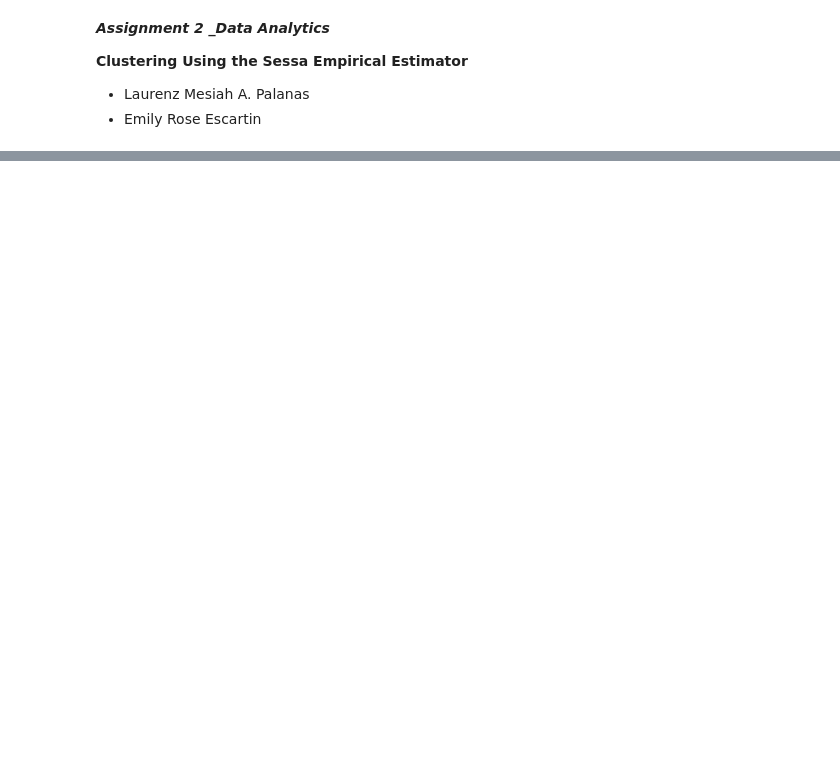
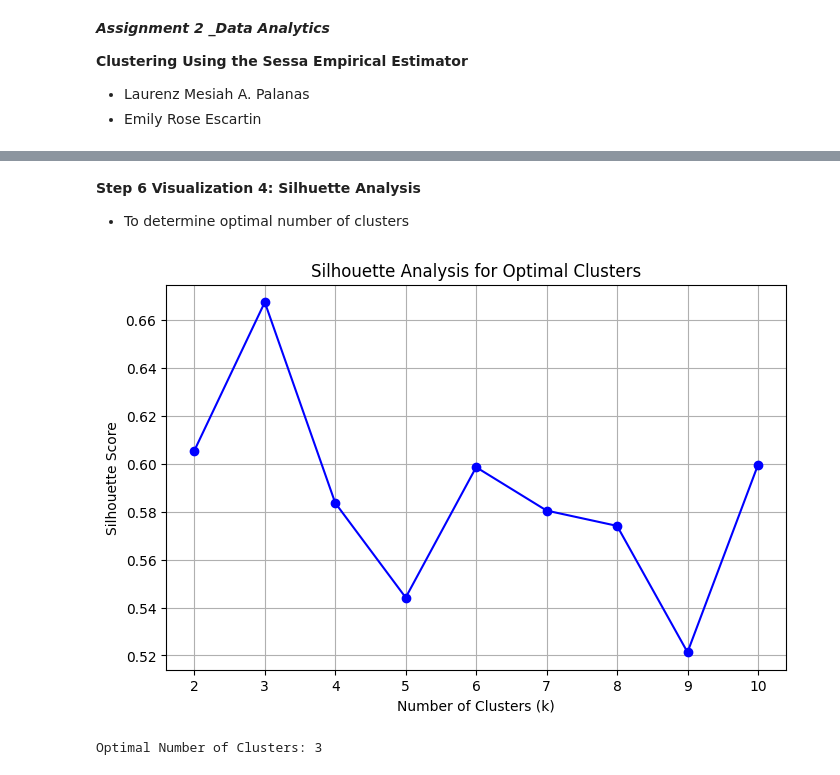
Before and after one commit to mesiahh/CLUSTERING, a Jupyter notebook: Assignment 2_Palanas, Escartin2.ipynb, the cells around one changed output, grey strips where cells are left out. Cells and saved outputs as stored; diff of their text form; code cells hidden in the pictures; blank space fills up the shorter version.

```diff
--- a/Assignment 2_Palanas, Escartin2.ipynb
+++ b/Assignment 2_Palanas, Escartin2.ipynb
@@ -95,0 +344,39 @@ def plot_ecdf(data):
+# %% [markdown]
+**Step 6 Visualization 4: Silhuette Analysis**
+
+- To determine optimal number of clusters
+# %%
+# Ensure 'event.interval' is numeric and drop NaN values
+a = filtered_data_medA[['event.interval']].dropna()
+
+# Standardize the data
+scaler = StandardScaler()
+a_scaled = scaler.fit_transform(a)
+
+# Compute Silhouette Scores
+silhouette_scores = []
+cluster_range = range(2, min(10, len(a_scaled)) + 1)
+
+for k in cluster_range:
+    kmeans_model = KMeans(n_clusters=k, random_state=1234)
+    labels = kmeans_model.fit_predict(a_scaled)
+    score = silhouette_score(a_scaled, labels)
+    silhouette_scores.append(score)
+
+# Plot Silhouette Analysis
+plt.figure(figsize=(8, 5))
+plt.plot(list(cluster_range), silhouette_scores, marker='o', linestyle='-', color='b')
+plt.title("Silhouette Analysis for Optimal Clusters")
+plt.xlabel("Number of Clusters (k)")
+plt.ylabel("Silhouette Score")
+plt.grid(True)
+plt.show()
+
+# Determine optimal number of clusters
+max_index = np.argmax(silhouette_scores)
+max_cluster = cluster_range[max_index]
+
+print(f"Optimal Number of Clusters: {max_cluster}")
+# %% [output]
+[figure, added]
+Optimal Number of Clusters: 3
```
Also changed, not shown: parts of 23 cells of this notebook, 3 other files.
